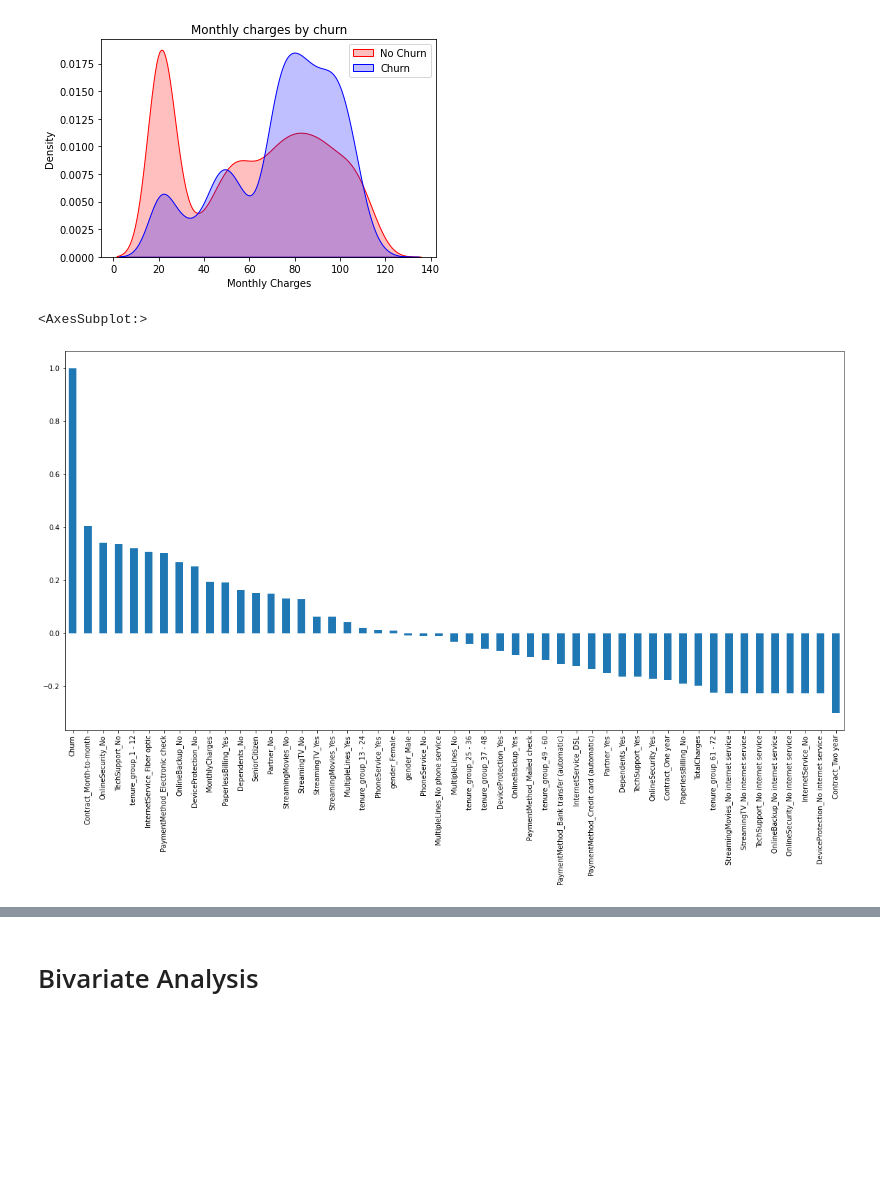
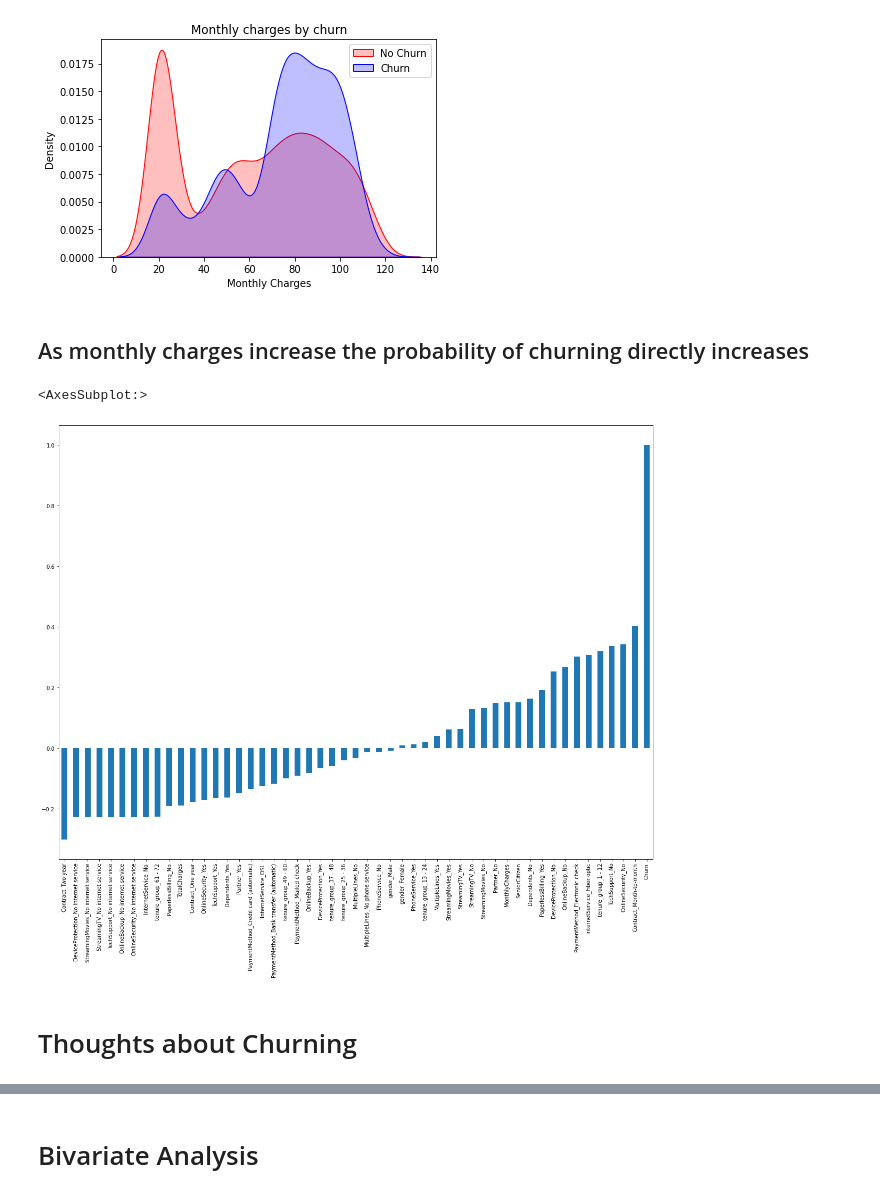
Before and after one commit to s6gandhi/TeleCom-Churn-ML, a Jupyter notebook: TeleCom Churn_EDA.ipynb, the cells around one changed output, grey strips where cells are left out. Drawn from its saved outputs; the diff is of its cells as text; code cells hidden in the pictures; blank space fills up the shorter version.

```diff
--- a/TeleCom Churn_EDA.ipynb
+++ b/TeleCom Churn_EDA.ipynb
@@ -238,9 +349,13 @@ Mth.set_title('Monthly charges by churn')
 # %% [output]
 Text(0.5, 1.0, 'Monthly charges by churn')
 [figure]
+# %% [markdown]
+## As monthly charges increase the probability of churning directly increases
 # %%
-plt.figure(figsize=(20,10))
-telco_data_dummies.corr()['Churn'].sort_values(ascending = False).plot(kind='bar')
+plt.figure(figsize=(20,15))
+telco_data_dummies.corr(method='kendall')['Churn'].sort_values(ascending = True).plot(kind='bar')
 # %% [output]
 <AxesSubplot:>
-[figure, old version]
+[figure, new version]
+# %% [markdown]
+# Thoughts about Churning
```
Also changed, not shown: parts of 45 cells of this notebook.
